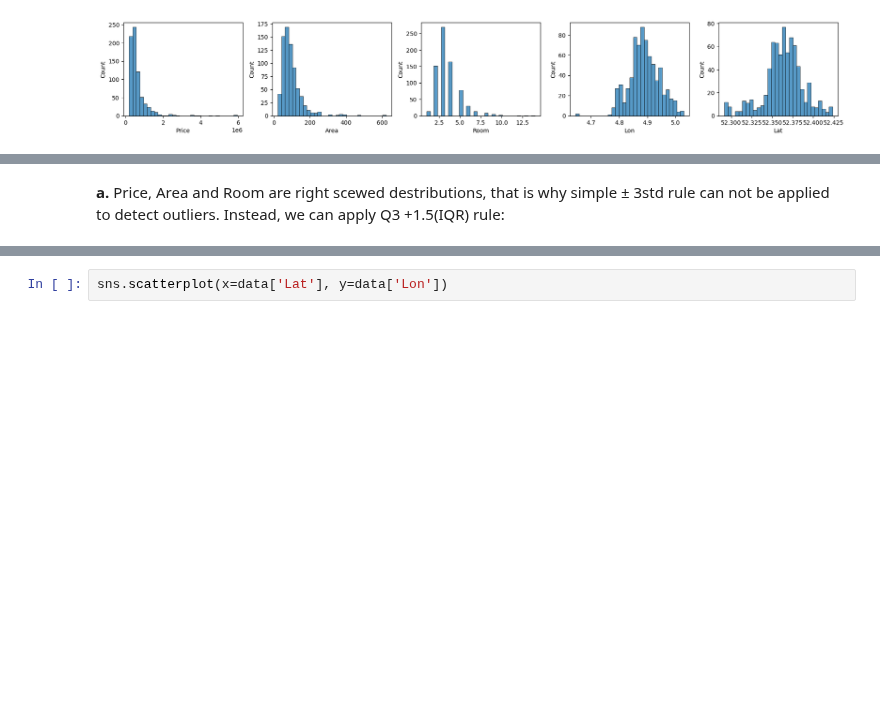
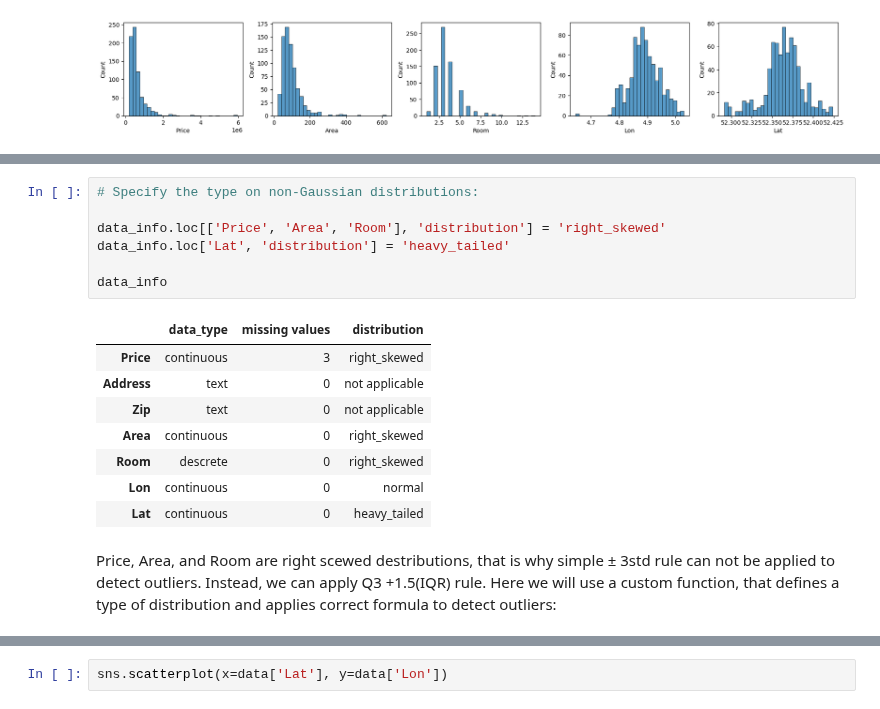
Before and after one commit to nadiia-duiunova/House_price, a Jupyter notebook: EDA.ipynb, the cells around one changed output, grey strips where cells are left out. Drawn from its saved outputs; the diff is of its cells as text; blank space fills up the shorter version.

```diff
--- a/EDA.ipynb
+++ b/EDA.ipynb
@@ -155,2 +141,18 @@ data_info
+# %%
+# Specify the type on non-Gaussian distributions:
+
+data_info.loc[['Price', 'Area', 'Room'], 'distribution'] = 'right_skewed'
+data_info.loc['Lat', 'distribution'] = 'heavy_tailed'
+
+data_info
+# %% [output]
+|  | data_type | missing values | distribution |
+| Price | continuous | 3 | right_skewed |
+| Address | text | 0 | not applicable |
+| Zip | text | 0 | not applicable |
+| Area | continuous | 0 | right_skewed |
+| Room | descrete | 0 | right_skewed |
+| Lon | continuous | 0 | normal |
+| Lat | continuous | 0 | heavy_tailed |
 # %% [markdown]
-**a.** Price, Area and Room are right scewed destributions, that is why simple ± 3std rule can not be applied to detect outliers. Instead, we can apply Q3 +1.5(IQR) rule:
+Price, Area, and Room are right scewed destributions, that is why simple ± 3std rule can not be applied to detect outliers. Instead, we can apply Q3 +1.5(IQR) rule. Here we will use a custom function, that defines a type of distribution and applies correct formula to detect outliers:
```
Also changed, not shown: parts of 11 cells of this notebook.
